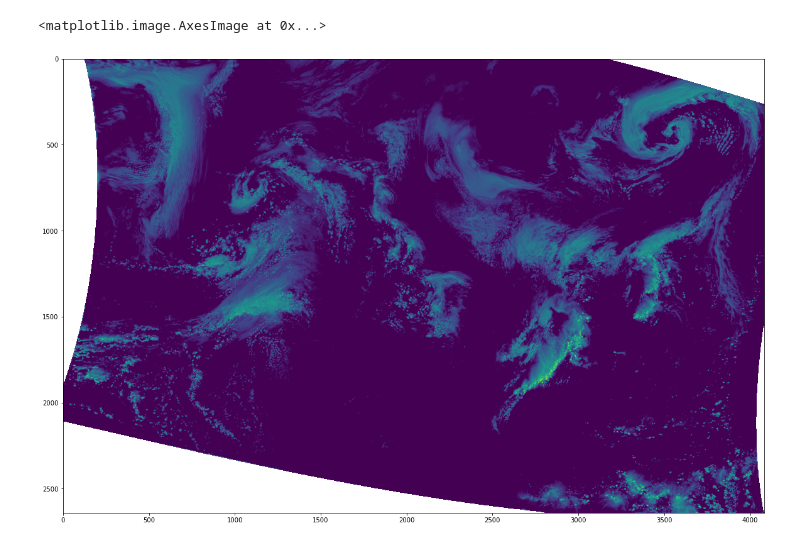
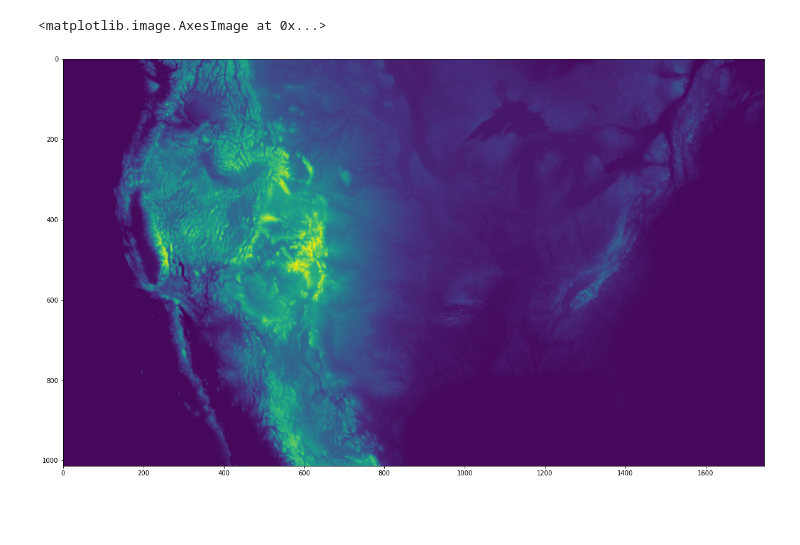
Before and after one commit to louiswicker/my_IPythonNotebooks, a Jupyter notebook: FV3_ARW_tools/grib2test.ipynb, the cells around one changed output. Cells and saved outputs as stored; diff of their text form; code cells hidden in the pictures; blank space fills up the shorter version.

```diff
--- a/FV3_ARW_tools/grib2test.ipynb
+++ b/FV3_ARW_tools/grib2test.ipynb
@@ -17,2 +14,0 @@ from file_tools import *
-# %%
-ds = xr.load_dataset('/Users/Louis.Wicker/CAM_Case_Studies/2021050400/RRFS/grib2/rrfs.t00z.mem01.naf018.grib2', engine='cfgrib', filter_by_keys={'stepType': 'instant', 'typeOfLevel': 'atmosphereSingleLayer'})
@@ -49,6 +163,7 @@ nan
 # %%
+
 fig = plt.subplots(figsize = (20,20))
-plt.imshow(refc[::-1,:])
+plt.imshow(ds_conus['SFC_HGT'][::-1,:])
 # %% [output]
 <matplotlib.image.AxesImage at 0x...>
-[figure, old version]
+[figure, new version]
```
Also changed, not shown: parts of 15 cells of this notebook, 2 other files.
